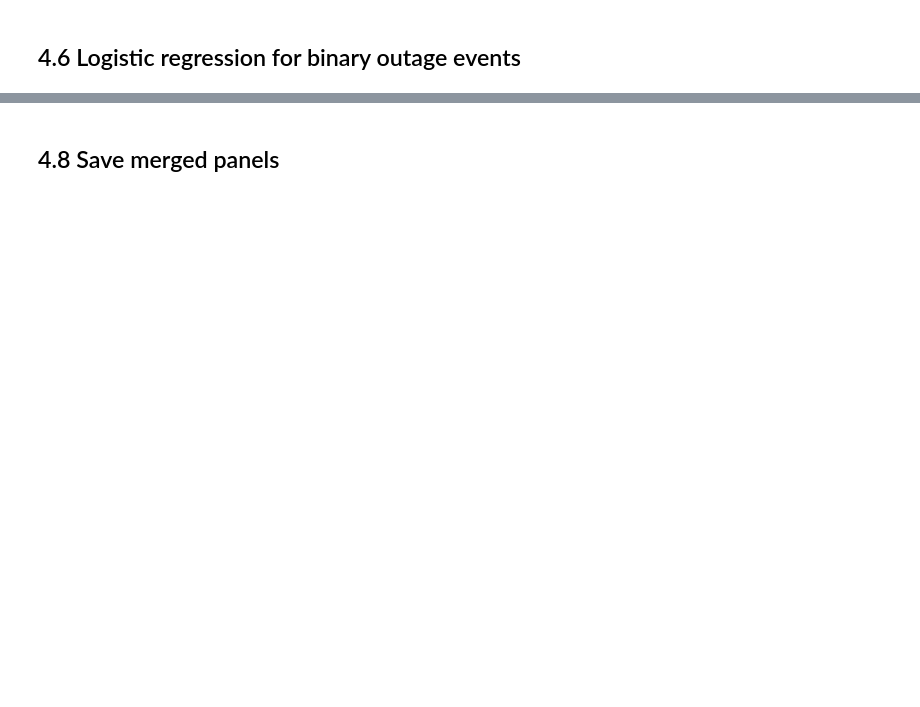
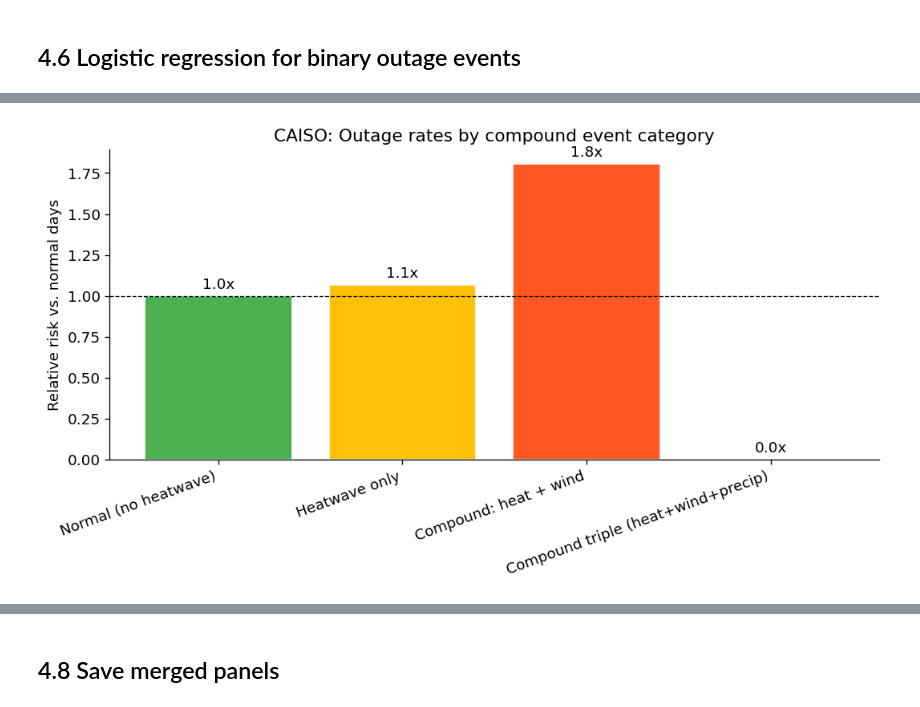
Before and after one commit to milindkudapa/electric-grid-resilience, a Jupyter notebook: notebooks/04_historical_analysis.ipynb, the cells around one changed output, grey strips where cells are left out. Saved outputs shown, nothing was run; the diff lists cells and outputs as text; code cells hidden in the pictures; blank space fills up the shorter version.

```diff
--- a/notebooks/04_historical_analysis.ipynb
+++ b/notebooks/04_historical_analysis.ipynb
@@ -41,7 +48,11 @@ print('ERCOT weather:', weather_ercot.shape if weather_ercot is not None else 'm
 merged_ercot = merged_caiso = None
 if outage_ercot is not None and weather_ercot is not None:
     merged_ercot = outage_ercot.join(weather_ercot, how='inner')
+    if 'weather_category' not in merged_ercot.columns:
+        merged_ercot = add_weather_flags(merged_ercot)
     print(f'Merged ERCOT panel: {merged_ercot.shape}')
 if outage_caiso is not None and weather_caiso is not None:
     merged_caiso = outage_caiso.join(weather_caiso, how='inner')
+    if 'weather_category' not in merged_caiso.columns:
+        merged_caiso = add_weather_flags(merged_caiso)
     print(f'Merged CAISO panel: {merged_caiso.shape}')
@@ -101,0 +141,14 @@ if merged_ercot is not None:
+# %%
+if merged_ercot is not None:
+    print('=== ERCOT Linear Probability Model — county FE, outage_event_flag ===')
+    result_lpm = run_logit(
+        merged_ercot,
+        outcome='outage_event_flag',
+        use_categories=True,
+        method='lpm',
+    )
+    print(result_lpm.summary)
+    print('\nLPM coefficients (probability points vs. baseline=normal):')
+    coefs = summarise_results(result_lpm)
+    cat_coefs = coefs[coefs.index.str.startswith('cat_')]
+    print(cat_coefs.round(4))
@@ -120,0 +218,72 @@ if merged_ercot is not None:
+# %%
+if merged_caiso is not None:
+    rates_caiso = outage_rates_by_category(merged_caiso.reset_index())
+    print('CAISO outage rates by category:')
+    print(rates_caiso.to_string(index=False))
+
+    fig, ax = plt.subplots(figsize=(9, 5))
+    outage_rate_bar(rates_caiso, ax=ax, title='CAISO: Outage rates by compound event category')
+    plt.tight_layout()
+    plt.savefig('../data/processed/caiso_outage_rates.png', dpi=150)
+    plt.show()
+
+    fig, ax = plt.subplots(figsize=(14, 6))
+    outage_heatmap(
+        merged_caiso.reset_index(),
+        value_col='outage_fraction',
+        top_n_counties=20,
+        title='CAISO outage severity — top 20 most-affected counties',
+        ax=ax,
+    )
+    plt.tight_layout()
+    plt.savefig('../data/processed/caiso_outage_heatmap.png', dpi=150)
+    plt.show()
+
+    print('\n=== CAISO Panel OLS — county FE + month FE, log1p(total_customer_hours) ===')
+    result_ols_caiso = run_panel_ols(
+        merged_caiso,
+        outcome='total_customer_hours',
+        use_categories=True,
+        log_outcome=True,
+        entity_effects=True,
+        time_effects=False,
+        add_month_fe=True,
+    )
+    print(result_ols_caiso.summary)
+    print('\nCAISO category coefficients:')
+    coefs = summarise_results(result_ols_caiso)
+    print(coefs[coefs.index.str.startswith('cat_')].round(4))
+
+    print('\n=== CAISO Linear Probability Model — county FE ===')
+    result_lpm_caiso = run_logit(
+        merged_caiso,
+        outcome='outage_event_flag',
+        use_categories=True,
+        method='lpm',
+    )
+    print(result_lpm_caiso.summary)
+    coefs = summarise_results(result_lpm_caiso)
+    print('\nCAISO LPM category coefficients:')
+    print(coefs[coefs.index.str.startswith('cat_')].round(4))
+
+    print('\n=== CAISO RD at 38°C — Flex Alert program effect ===')
+    print('Interpretation: a negative τ above the cutoff means the Flex Alert reduces outages.')
+    print('A robust RD requires consistent sign and magnitude across bandwidths.')
+    rd_result_caiso = run_rd(
+        merged_caiso.reset_index(),
+        cutoff=RD_THRESHOLD_CAISO_C,
+        running_var='tmax',
+        outcome='total_customer_hours',
+    )
+    print(rd_result_caiso.summary())
+
+    bw_sens_caiso = rd_bandwidth_sensitivity(merged_caiso.reset_index(), cutoff=RD_THRESHOLD_CAISO_C)
+    print('\nCAISO bandwidth sensitivity:')
+    print(bw_sens_caiso)
+
+    fig, ax = plt.subplots(figsize=(10, 6))
+    rd_plot(merged_caiso.reset_index(), rd_result_caiso, ax=ax)
+    plt.tight_layout()
+    plt.savefig('../data/processed/caiso_rd_plot.png', dpi=150)
+    plt.show()
+# %% [output]
@@ -120,0 +296 @@ if merged_ercot is not None:
+[figure, added]
```
Also changed, not shown: parts of 16 cells of this notebook, 20 other files.
